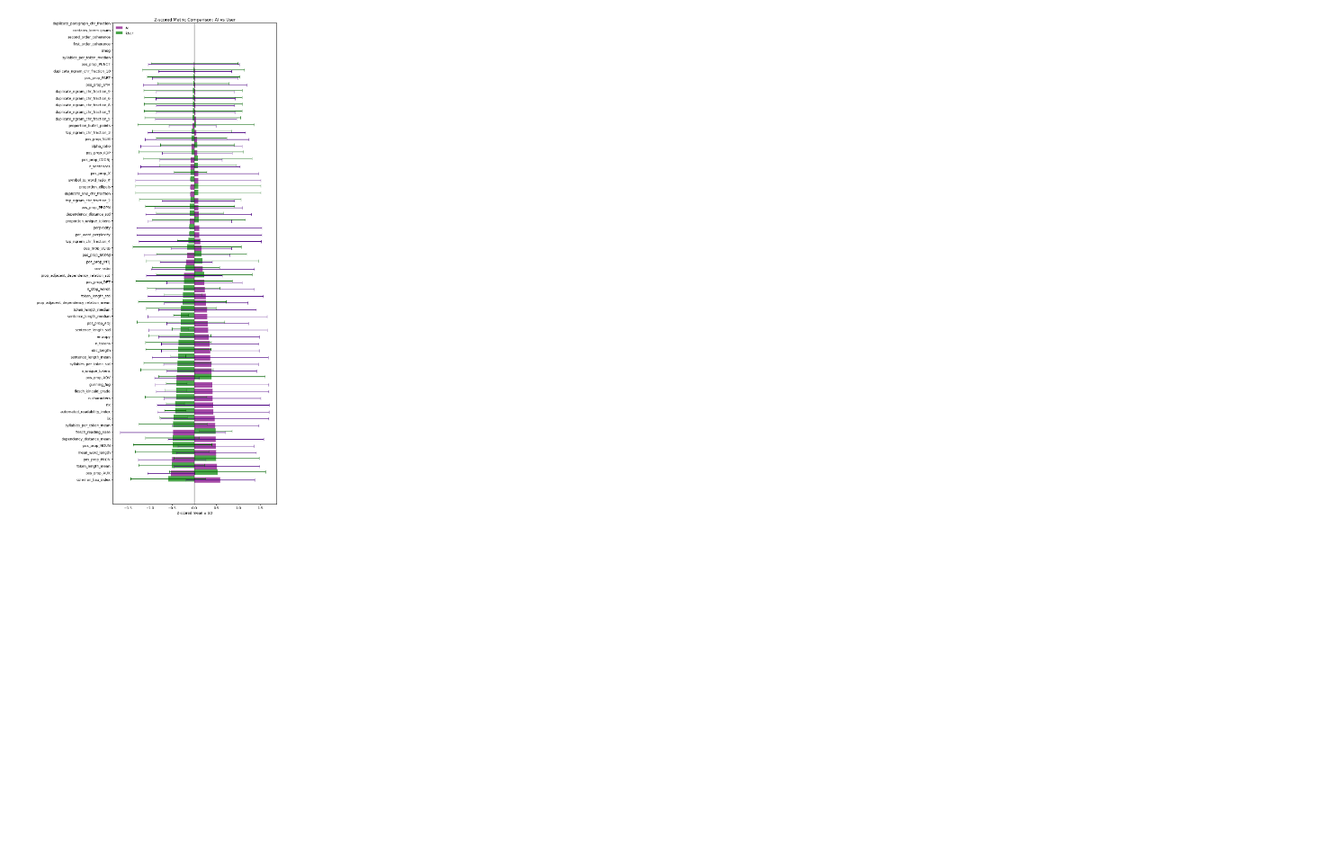
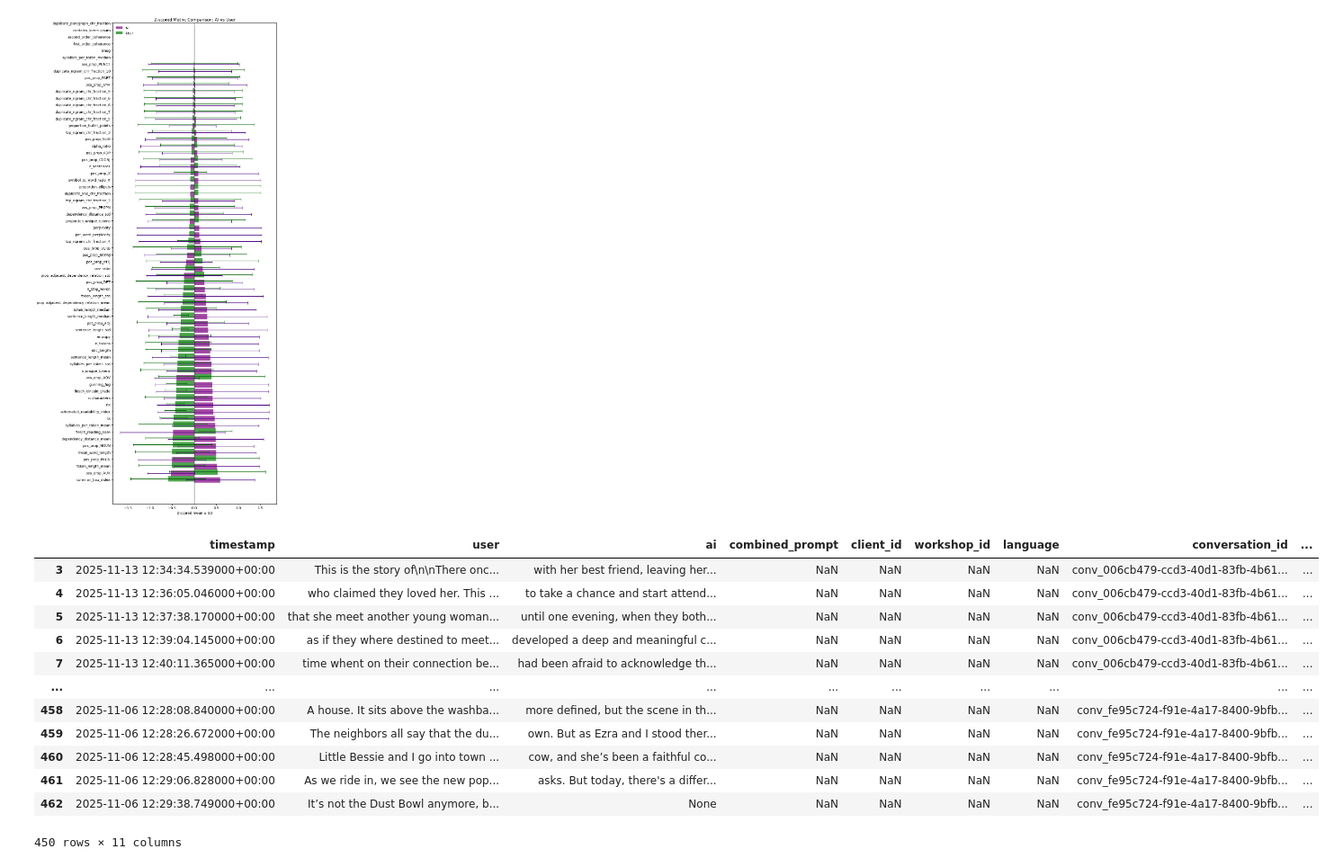
Before and after one commit to Halfidaldal/PENPAL_analysis, a Jupyter notebook: analysis/quick_analysis.ipynb, the cells around one changed output. Shown at 90% size. Cells and saved outputs as stored; diff of their text form; code cells hidden in the pictures; blank space fills up the shorter version.

```diff
--- a/analysis/quick_analysis.ipynb
+++ b/analysis/quick_analysis.ipynb
@@ -415,0 +420,16 @@ plt.show()
+# %%
+df
+# %% [output]
+|  | timestamp | user | ai | combined_prompt | client_id | workshop_id | language | conversation_id | ... |
+| 3 | 2025-11-13 12:34:34.539000+00:00 | This is the story of\n\nThere onc... | with her best friend, leaving her... | NaN | NaN | NaN | NaN | conv_006cb479-ccd3-40d1-83fb-4b61... | ... |
+| 4 | 2025-11-13 12:36:05.046000+00:00 | who claimed they loved her. This ... | to take a chance and start attend... | NaN | NaN | NaN | NaN | conv_006cb479-ccd3-40d1-83fb-4b61... | ... |
+| 5 | 2025-11-13 12:37:38.170000+00:00 | that she meet another young woman... | until one evening, when they both... | NaN | NaN | NaN | NaN | conv_006cb479-ccd3-40d1-83fb-4b61... | ... |
+| 6 | 2025-11-13 12:39:04.145000+00:00 | as if they where destined to meet... | developed a deep and meaningful c... | NaN | NaN | NaN | NaN | conv_006cb479-ccd3-40d1-83fb-4b61... | ... |
+| 7 | 2025-11-13 12:40:11.365000+00:00 | time whent on their connection be... | had been afraid to acknowledge th... | NaN | NaN | NaN | NaN | conv_006cb479-ccd3-40d1-83fb-4b61... | ... |
+| ... | ... | ... | ... | ... | ... | ... | ... | ... | ... |
+| 458 | 2025-11-06 12:28:08.840000+00:00 | A house. It sits above the washba... | more defined, but the scene in th... | NaN | NaN | NaN | NaN | conv_fe95c724-f91e-4a17-8400-9bfb... | ... |
+| 459 | 2025-11-06 12:28:26.672000+00:00 | The neighbors all say that the du... | own. But as Ezra and I stood ther... | NaN | NaN | NaN | NaN | conv_fe95c724-f91e-4a17-8400-9bfb... | ... |
+| 460 | 2025-11-06 12:28:45.498000+00:00 | Little Bessie and I go into town ... | cow, and she’s been a faithful co... | NaN | NaN | NaN | NaN | conv_fe95c724-f91e-4a17-8400-9bfb... | ... |
+| 461 | 2025-11-06 12:29:06.828000+00:00 | As we ride in, we see the new pop... | asks. But today, there's a differ... | NaN | NaN | NaN | NaN | conv_fe95c724-f91e-4a17-8400-9bfb... | ... |
+| 462 | 2025-11-06 12:29:38.749000+00:00 | It’s not the Dust Bowl anymore, b... | None | NaN | NaN | NaN | NaN | conv_fe95c724-f91e-4a17-8400-9bfb... | ... |
+450 rows × 11 columns
```
Also changed, not shown: parts of 4 cells of this notebook, 1 other file.
